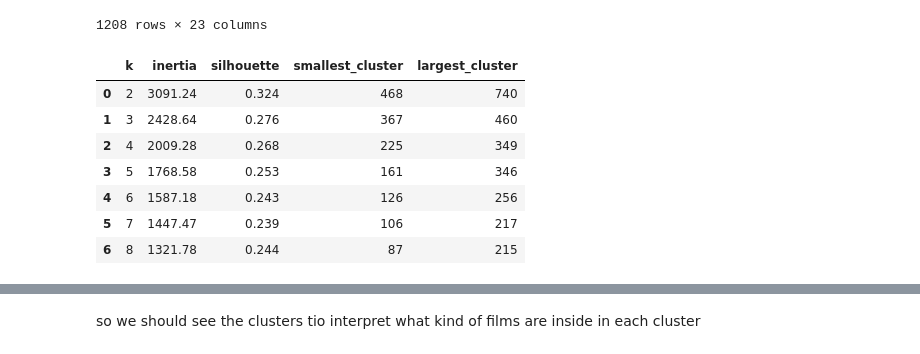
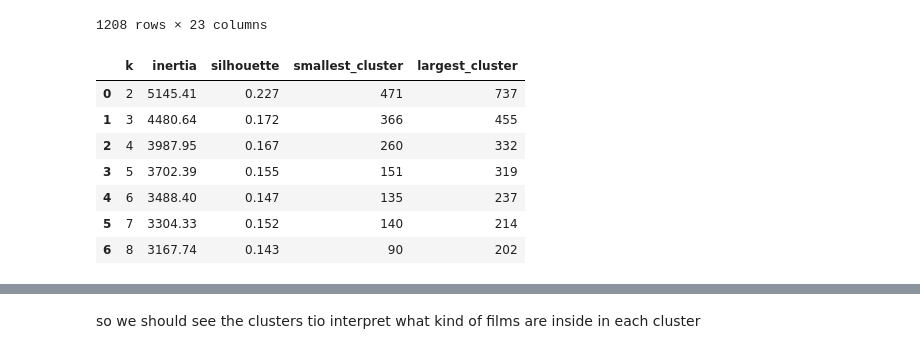
Before and after one commit to Belaidbens/TMDB-data-acquisition, a Jupyter notebook: aquisition.ipynb, the cells around one changed output, grey strips where cells are left out. Drawn from its saved outputs; the diff is of its cells as text; code cells hidden in the pictures.

```diff
--- a/aquisition.ipynb
+++ b/aquisition.ipynb
@@ -1402,42 +1402,42 @@ for k in range(2, 9):
         random_state=0
     )
 
-    labels = km.fit_predict(Xt)
+    labels = km.fit_predict(X_df)
 
     # Evaluation metrics
     inertia = km.inertia_
-    silhouette = silhouette_score(Xt, labels)
+    silhouette = silhouette_score(X_df, labels)
 
     # Number of movies in each cluster
     sizes = pd.Series(labels).value_counts().sort_index()
 
     cluster_sizes[k] = sizes
 
     results.append({
         "k": k,
         "inertia": inertia,
         "silhouette": silhouette,
         "smallest_cluster": sizes.min(),
         "largest_cluster": sizes.max()
     })
 
 results_df = pd.DataFrame(results)
 
 display(
     results_df.round({
         "inertia": 2,
         "silhouette": 3
     })
 )
 # %% [output]
 |  | k | inertia | silhouette | smallest_cluster | largest_cluster |
-| 0 | 2 | 3091.24 | 0.324 | 468 | 740 |
-| 1 | 3 | 2428.64 | 0.276 | 367 | 460 |
-| 2 | 4 | 2009.28 | 0.268 | 225 | 349 |
-| 3 | 5 | 1768.58 | 0.253 | 161 | 346 |
-| 4 | 6 | 1587.18 | 0.243 | 126 | 256 |
-| 5 | 7 | 1447.47 | 0.239 | 106 | 217 |
-| 6 | 8 | 1321.78 | 0.244 | 87 | 215 |
+| 0 | 2 | 5145.41 | 0.227 | 471 | 737 |
+| 1 | 3 | 4480.64 | 0.172 | 366 | 455 |
+| 2 | 4 | 3987.95 | 0.167 | 260 | 332 |
+| 3 | 5 | 3702.39 | 0.155 | 151 | 319 |
+| 4 | 6 | 3488.40 | 0.147 | 135 | 237 |
+| 5 | 7 | 3304.33 | 0.152 | 140 | 214 |
+| 6 | 8 | 3167.74 | 0.143 | 90 | 202 |
 # %%
 plt.figure(figsize=(7, 4))
 
```
Also changed, not shown: parts of 9 cells of this notebook.
